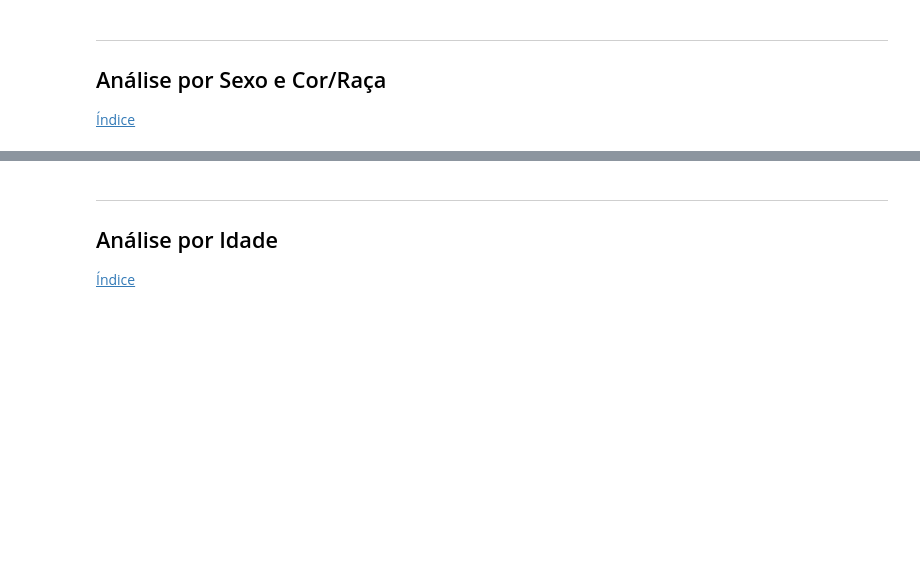
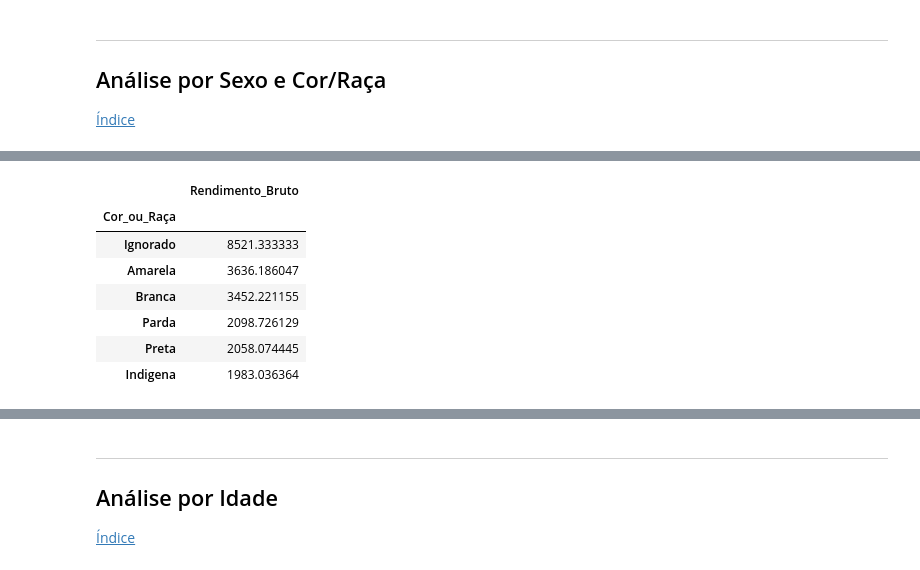
Before and after one commit to jlbrasileiro/Projeto-3---Ci-ncia-dos-Dados---2024.2, a Jupyter notebook: analise_exploratoria.ipynb, the cells around one changed output, grey strips where cells are left out. Cells and saved outputs as stored; diff of their text form; code cells hidden in the pictures; blank space fills up the shorter version.

```diff
--- a/analise_exploratoria.ipynb
+++ b/analise_exploratoria.ipynb
@@ -203,0 +203,13 @@ sexo_raca
+# %%
+rend_raca = dados.groupby("Cor_ou_Raça")["Rendimento_Bruto"]
+media_raca = rend_raca.mean().sort_values(ascending=False)
+media_raca.to_frame()
+# %% [output]
+|  | Rendimento_Bruto |
+| Cor_ou_Raça |  |
+| Ignorado | 8521.333333 |
+| Amarela | 3636.186047 |
+| Branca | 3452.221155 |
+| Parda | 2098.726129 |
+| Preta | 2058.074445 |
+| Indigena | 1983.036364 |
```
Also changed, not shown: parts of 9 cells of this notebook.
